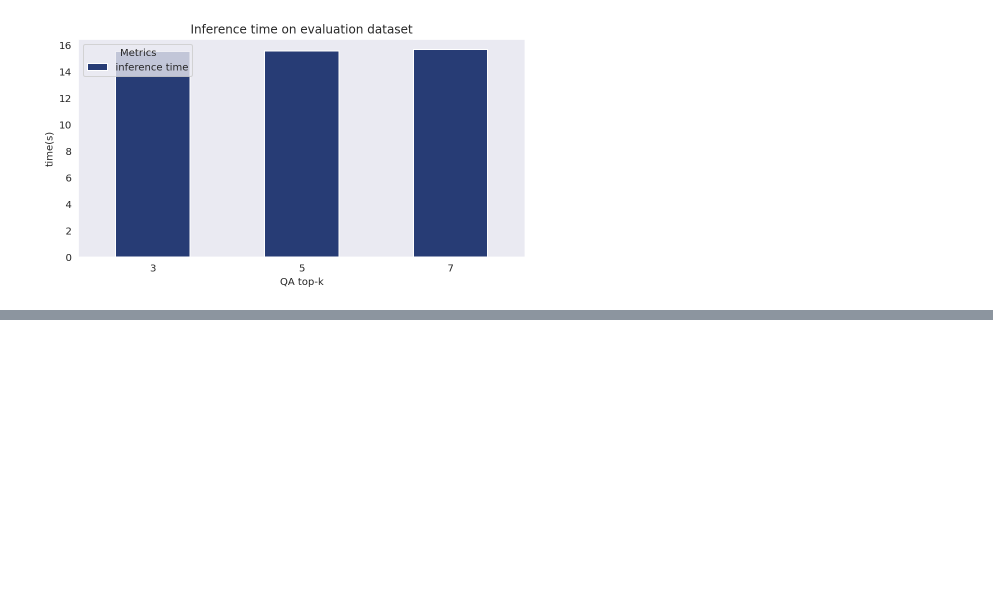
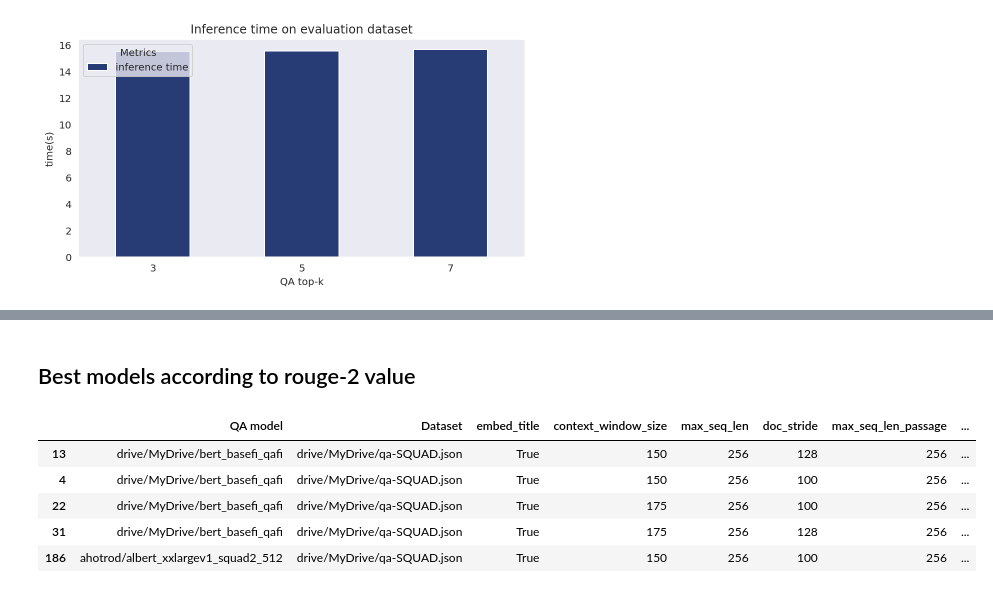
Before and after one commit to MedBot-team/NaBot, a Jupyter notebook: development/qa-server/DPR_QA/Report/Report.ipynb, the cells around one changed output, grey strips where cells are left out. Saved outputs shown, nothing was run; the diff lists cells and outputs as text; code cells hidden in the pictures; blank space fills up the shorter version.

```diff
--- a/development/qa-server/DPR_QA/Report/Report.ipynb
+++ b/development/qa-server/DPR_QA/Report/Report.ipynb
@@ -316,0 +330,11 @@ Text(0, 0.5, 'time(s)')
+# %% [markdown]
+## Best models according to rouge-2 value
+# %%
+df.sort_values('Rouge-2', ascending=False).head(5)
+# %% [output]
+|  | QA model | Dataset | embed_title | context_window_size | max_seq_len | doc_stride | max_seq_len_passage | ... |
+| 13 | drive/MyDrive/bert_basefi_qafi | drive/MyDrive/qa-SQUAD.json | True | 150 | 256 | 128 | 256 | ... |
+| 4 | drive/MyDrive/bert_basefi_qafi | drive/MyDrive/qa-SQUAD.json | True | 150 | 256 | 100 | 256 | ... |
+| 22 | drive/MyDrive/bert_basefi_qafi | drive/MyDrive/qa-SQUAD.json | True | 175 | 256 | 100 | 256 | ... |
+| 31 | drive/MyDrive/bert_basefi_qafi | drive/MyDrive/qa-SQUAD.json | True | 175 | 256 | 128 | 256 | ... |
+| 186 | ahotrod/albert_xxlargev1_squad2_512 | drive/MyDrive/qa-SQUAD.json | True | 150 | 256 | 100 | 256 | ... |
```
Also changed, not shown: parts of 7 cells of this notebook.
